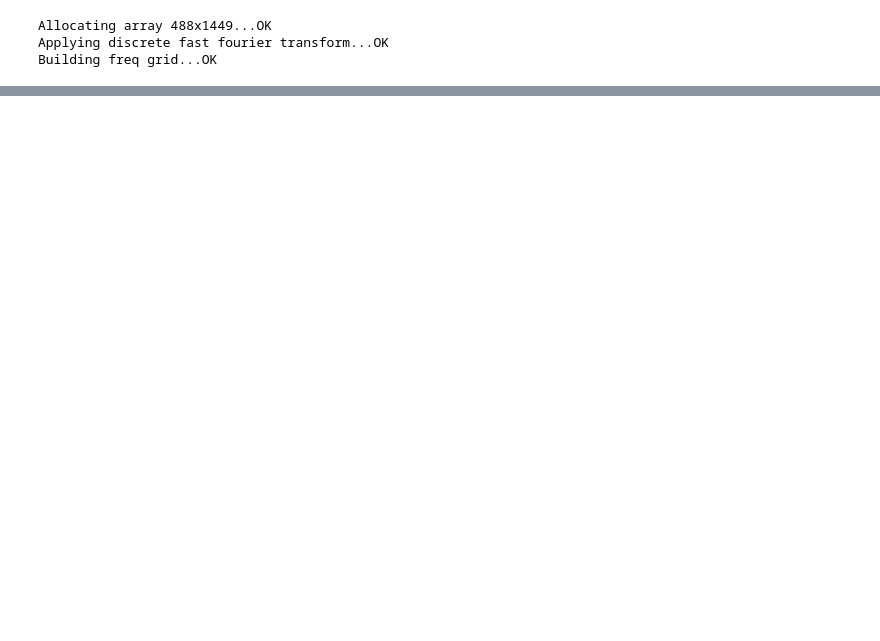
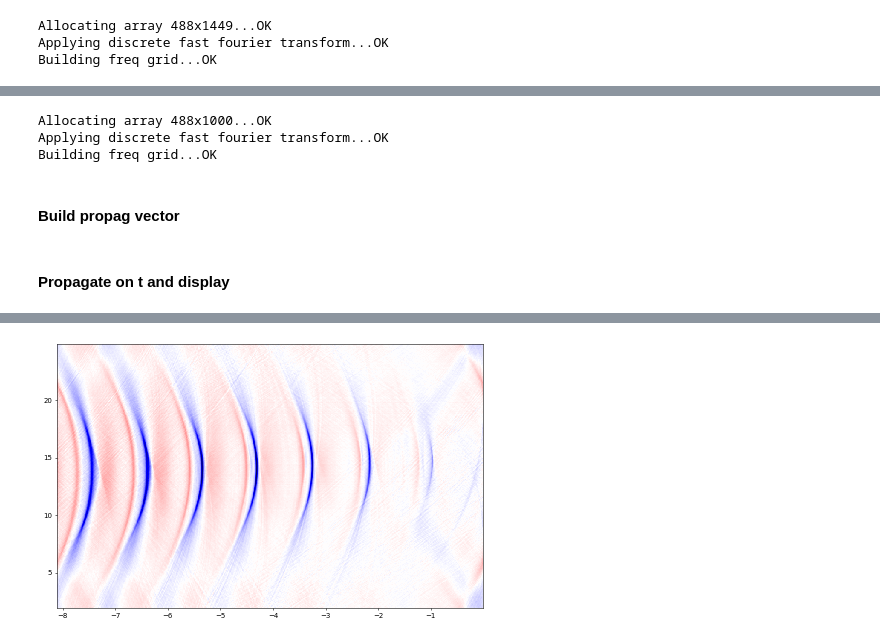
Before and after one commit to gpotter2/cea-internship, a Jupyter notebook: propag_z_2d.ipynb, the cells around one changed output, grey strips where cells are left out. Drawn from its saved outputs; the diff is of its cells as text; code cells hidden in the pictures; blank space fills up the shorter version.

```diff
--- a/propag_z_2d.ipynb
+++ b/propag_z_2d.ipynb
@@ -83,0 +215,3 @@ plt.imshow(frame)
+# %%
+dt = 1
+MAX_INSTANT = 100
@@ -83,0 +220,17 @@ plt.imshow(frame)
+# %%
+z = np.arange(TOT_Z, 0, abs(dz))
+KX, KZ, byfft = build_fft(x, z, frame)
+# %% [output]
+Allocating array 488x1000...OK
+Applying discrete fast fourier transform...OK
+Building freq grid...OK
+# %% [markdown]
+#### Build propag vector
+# %%
+W = np.sqrt(KX**2 + KZ**2)
+
+propag = np.zeros(W.shape, dtype="complex128")
+propag = np.exp(-np.pi * 2j * (W - KZ) * dt)
+propag[KZ < 0] = 0.
+# %% [markdown]
+#### Propagate on t and display
@@ -83,0 +242,23 @@ plt.imshow(frame)
+# %%
+plt.rcParams['figure.figsize'] = [11, 7]
+plt.rcParams['figure.dpi'] = 50
+
+fig = plt.figure()
+camera = Camera(fig)
+
+clim = None
+# First propagate on z
+for i in tqdm(range(MAX_INSTANT)):
+    byfft *= propag
+    v = scipy.fft.ifftn(byfft,
+                        axes=(0,1))
+    if clim is None:
+        clim = np.max(np.abs(v))
+    # Display image
+    plt.pcolormesh(z, x, np.real(v), shading="auto", cmap="seismic", vmin=-clim, vmax=clim)
+    camera.snap()
+    del v
+
+animation = camera.animate()
+HTML(animation.to_html5_video())
+# %% [output]
@@ -83,0 +266 @@ plt.imshow(frame)
+[figure, added]
```
Also changed, not shown: parts of 27 cells of this notebook.
